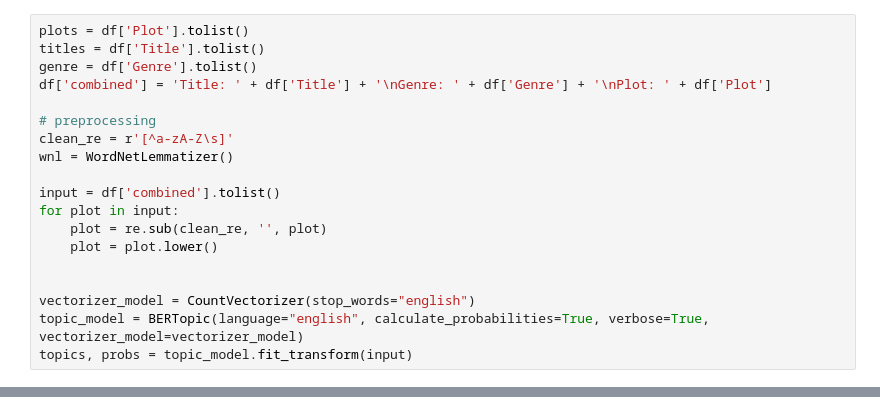
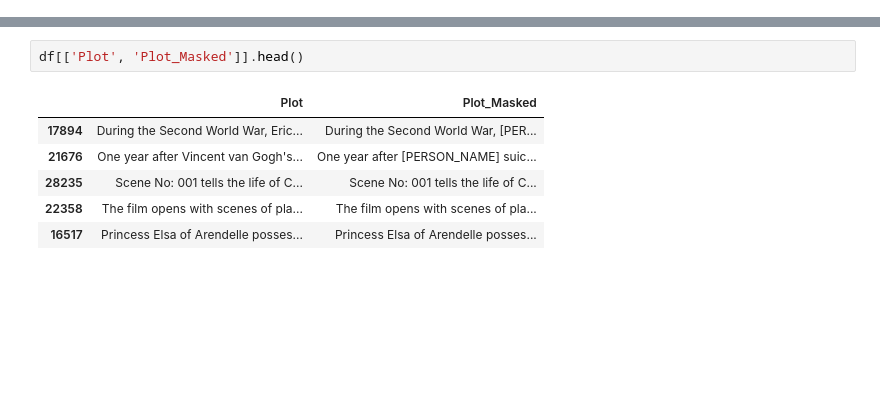
Before and after one commit to anirudhparameswaran/Movies-Graph, a Jupyter notebook: bertopic_analysis.ipynb, the cells around one changed output, grey strips where cells are left out. Drawn from its saved outputs; the diff is of its cells as text; blank space fills up the shorter version.

```diff
--- a/bertopic_analysis.ipynb
+++ b/bertopic_analysis.ipynb
@@ -29,19 +27,0 @@ df.head()
-# %%
-plots = df['Plot'].tolist()
-titles = df['Title'].tolist()
-genre = df['Genre'].tolist()
-df['combined'] = 'Title: ' + df['Title'] + '\nGenre: ' + df['Genre'] + '\nPlot: ' + df['Plot']
-
-# preprocessing
-clean_re = r'[^a-zA-Z\s]'
-wnl = WordNetLemmatizer()
-
-input = df['combined'].tolist()
-for plot in input:
-    plot = re.sub(clean_re, '', plot)
-    plot = plot.lower()
-
-
-vectorizer_model = CountVectorizer(stop_words="english")
-topic_model = BERTopic(language="english", calculate_probabilities=True, verbose=True, vectorizer_model=vectorizer_model)
-topics, probs = topic_model.fit_transform(input)
@@ -56,0 +89,9 @@ topics, probs = topic_model.fit_transform(input)
+# %%
+df[['Plot', 'Plot_Masked']].head()
+# %% [output]
+|  | Plot | Plot_Masked |
+| 17894 | During the Second World War, Eric... | During the Second World War, [PER... |
+| 21676 | One year after Vincent van Gogh's... | One year after [PERSON_NAME] suic... |
+| 28235 | Scene No: 001 tells the life of C... | Scene No: 001 tells the life of C... |
+| 22358 | The film opens with scenes of pla... | The film opens with scenes of pla... |
+| 16517 | Princess Elsa of Arendelle posses... | Princess Elsa of Arendelle posses... |
```
Also changed, not shown: parts of 10 cells of this notebook, 2 other files.
